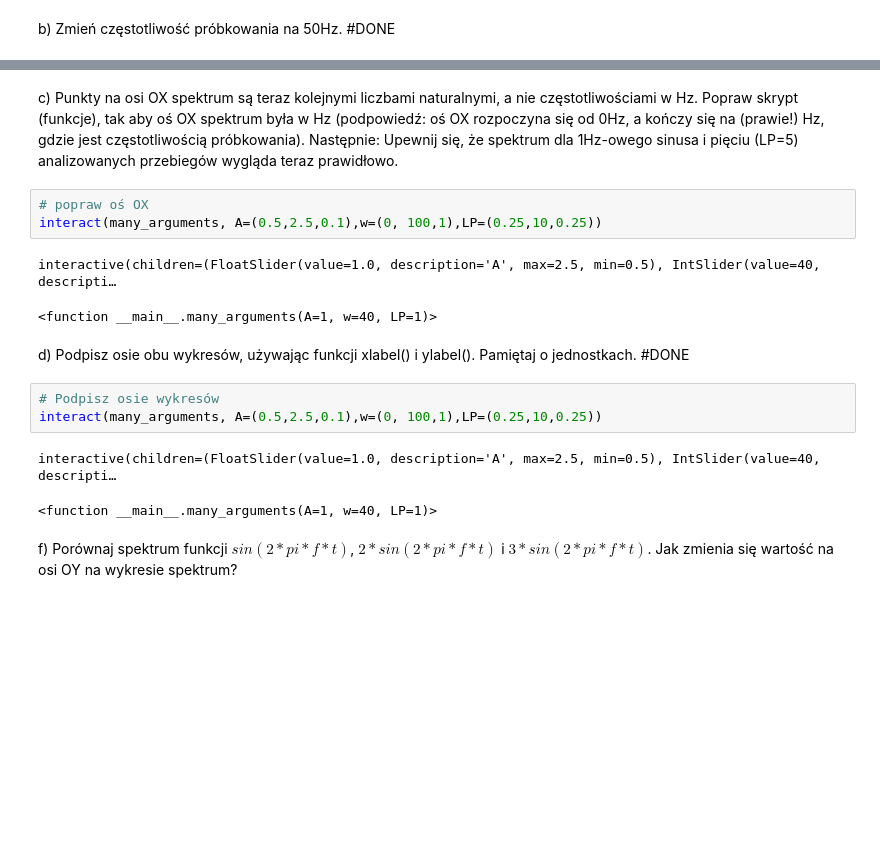
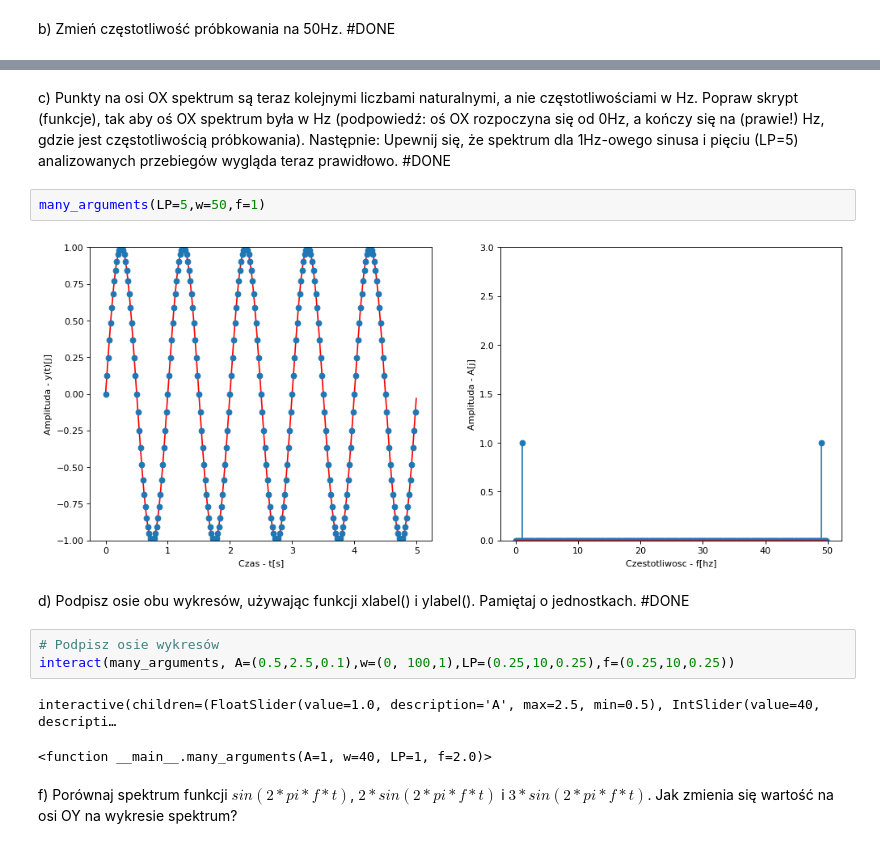
Before and after one commit to feliksczart/kck, a Jupyter notebook: Sygnaly1/Sygnaly-Lab1-clear.ipynb, the cells around one changed output, grey strips where cells are left out. Drawn from its saved outputs; the diff is of its cells as text; blank space fills up the shorter version.

```diff
--- a/Sygnaly1/Sygnaly-Lab1-clear.ipynb
+++ b/Sygnaly1/Sygnaly-Lab1-clear.ipynb
@@ -145,19 +142,17 @@ interactive(children=(FloatSlider(value=1.0, description='A', max=2.5, min=0.5),
 # %% [markdown]
-c) Punkty na osi OX spektrum są teraz kolejnymi liczbami naturalnymi, a nie częstotliwościami w Hz. Popraw skrypt (funkcje), tak aby oś OX spektrum była w Hz (podpowiedź: oś OX rozpoczyna się od 0Hz, a kończy się na (prawie!)  Hz, gdzie  jest częstotliwością próbkowania). Następnie: Upewnij się, że spektrum dla 1Hz-owego sinusa i pięciu (LP=5) analizowanych przebiegów wygląda teraz prawidłowo.
+c) Punkty na osi OX spektrum są teraz kolejnymi liczbami naturalnymi, a nie częstotliwościami w Hz. Popraw skrypt (funkcje), tak aby oś OX spektrum była w Hz (podpowiedź: oś OX rozpoczyna się od 0Hz, a kończy się na (prawie!)  Hz, gdzie  jest częstotliwością próbkowania). Następnie: Upewnij się, że spektrum dla 1Hz-owego sinusa i pięciu (LP=5) analizowanych przebiegów wygląda teraz prawidłowo. #DONE
-# %%
-# popraw oś OX
-interact(many_arguments, A=(0.5,2.5,0.1),w=(0, 100,1),LP=(0.25,10,0.25))
-# %% [output]
-interactive(children=(FloatSlider(value=1.0, description='A', max=2.5, min=0.5), IntSlider(value=40, descripti…
-<function __main__.many_arguments(A=1, w=40, LP=1)>
+# %%
+many_arguments(LP=5,w=50,f=1)
+# %% [output]
+[figure, added]
 # %% [markdown]
 d) Podpisz osie obu wykresów, używając funkcji xlabel() i ylabel(). Pamiętaj o jednostkach. #DONE
 # %%
 # Podpisz osie wykresów
-interact(many_arguments, A=(0.5,2.5,0.1),w=(0, 100,1),LP=(0.25,10,0.25))
+interact(many_arguments, A=(0.5,2.5,0.1),w=(0, 100,1),LP=(0.25,10,0.25),f=(0.25,10,0.25))
 # %% [output]
 interactive(children=(FloatSlider(value=1.0, description='A', max=2.5, min=0.5), IntSlider(value=40, descripti…
-<function __main__.many_arguments(A=1, w=40, LP=1)>
+<function __main__.many_arguments(A=1, w=40, LP=1, f=2.0)>
 # %% [markdown]
 f) Porównaj spektrum funkcji $sin(2*pi*f*t)$, $2*sin(2*pi*f*t)$ i $3*sin(2*pi*f*t)$. Jak zmienia się wartość na osi OY na wykresie spektrum?
 # %%
```
Also changed, not shown: parts of 34 cells of this notebook.
